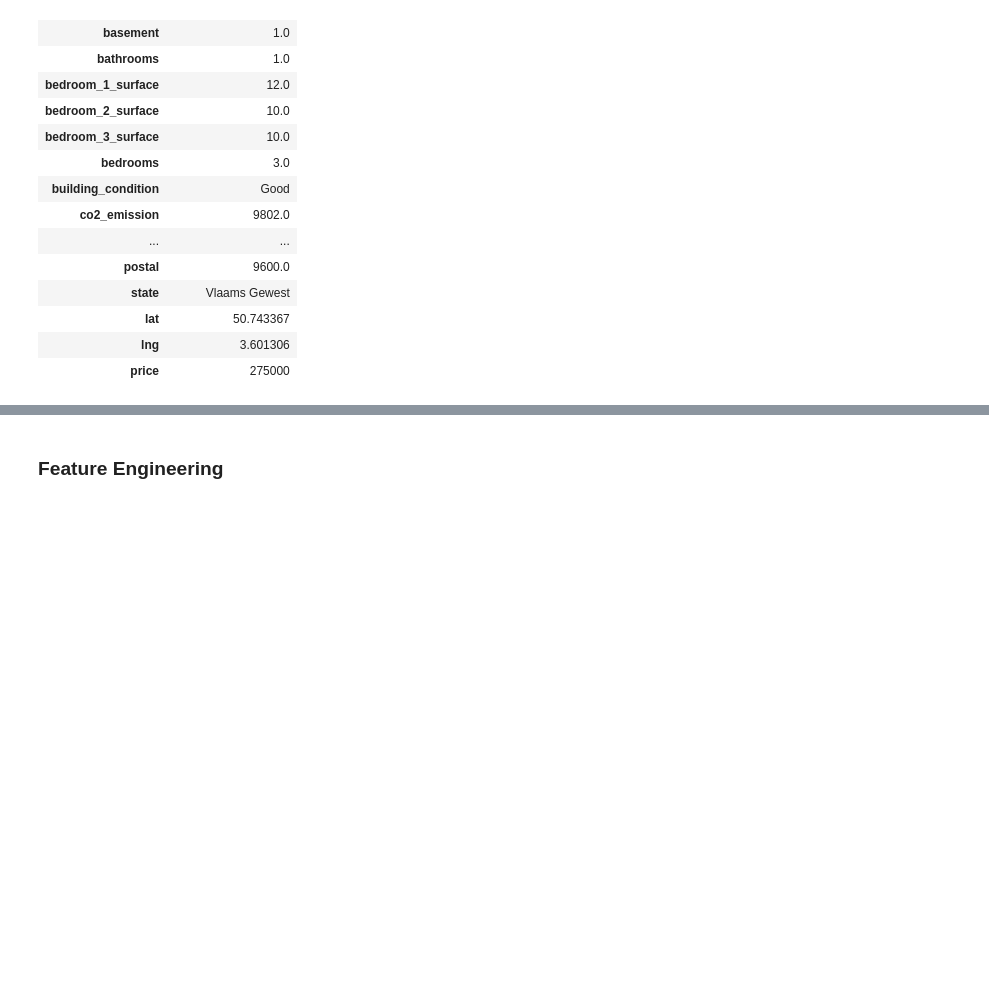
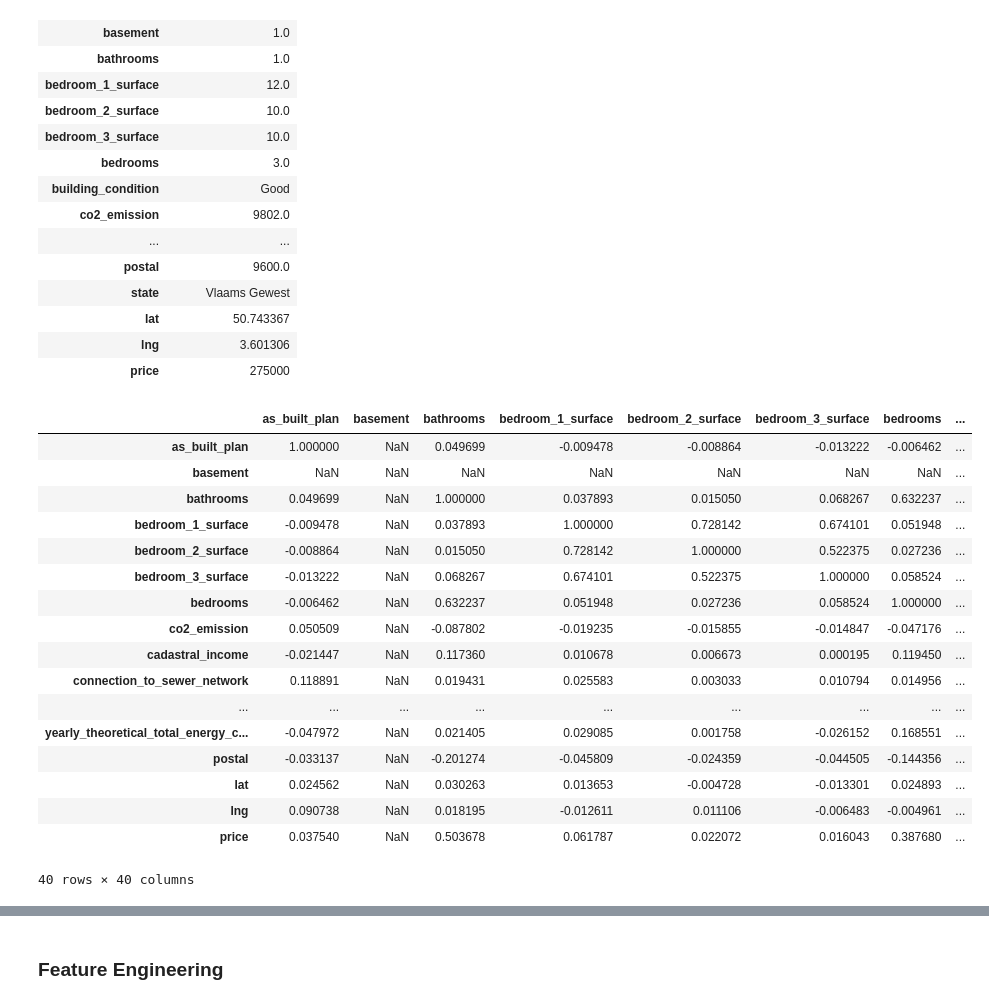
Before and after one commit to wa-le/BE-Properties-Regression, a Jupyter notebook: be_properties.ipynb, the cells around one changed output, grey strips where cells are left out. Saved outputs shown, nothing was run; the diff lists cells and outputs as text; code cells hidden in the pictures; blank space fills up the shorter version.

```diff
--- a/be_properties.ipynb
+++ b/be_properties.ipynb
@@ -234,3 +234,24 @@ housing_df.head(1).T
 | lat | 50.743367 |
 | lng | 3.601306 |
 | price | 275000 |
+# %%
+housing_df.corr()
+# %% [output]
+|  | as_built_plan | basement | bathrooms | bedroom_1_surface | bedroom_2_surface | bedroom_3_surface | bedrooms | ... |
+| as_built_plan | 1.000000 | NaN | 0.049699 | -0.009478 | -0.008864 | -0.013222 | -0.006462 | ... |
+| basement | NaN | NaN | NaN | NaN | NaN | NaN | NaN | ... |
+| bathrooms | 0.049699 | NaN | 1.000000 | 0.037893 | 0.015050 | 0.068267 | 0.632237 | ... |
+| bedroom_1_surface | -0.009478 | NaN | 0.037893 | 1.000000 | 0.728142 | 0.674101 | 0.051948 | ... |
+| bedroom_2_surface | -0.008864 | NaN | 0.015050 | 0.728142 | 1.000000 | 0.522375 | 0.027236 | ... |
+| bedroom_3_surface | -0.013222 | NaN | 0.068267 | 0.674101 | 0.522375 | 1.000000 | 0.058524 | ... |
+| bedrooms | -0.006462 | NaN | 0.632237 | 0.051948 | 0.027236 | 0.058524 | 1.000000 | ... |
+| co2_emission | 0.050509 | NaN | -0.087802 | -0.019235 | -0.015855 | -0.014847 | -0.047176 | ... |
+| cadastral_income | -0.021447 | NaN | 0.117360 | 0.010678 | 0.006673 | 0.000195 | 0.119450 | ... |
+| connection_to_sewer_network | 0.118891 | NaN | 0.019431 | 0.025583 | 0.003033 | 0.010794 | 0.014956 | ... |
+| ... | ... | ... | ... | ... | ... | ... | ... | ... |
+| yearly_theoretical_total_energy_c... | -0.047972 | NaN | 0.021405 | 0.029085 | 0.001758 | -0.026152 | 0.168551 | ... |
+| postal | -0.033137 | NaN | -0.201274 | -0.045809 | -0.024359 | -0.044505 | -0.144356 | ... |
+| lat | 0.024562 | NaN | 0.030263 | 0.013653 | -0.004728 | -0.013301 | 0.024893 | ... |
+| lng | 0.090738 | NaN | 0.018195 | -0.012611 | 0.011106 | -0.006483 | -0.004961 | ... |
+| price | 0.037540 | NaN | 0.503678 | 0.061787 | 0.022072 | 0.016043 | 0.387680 | ... |
+40 rows × 40 columns
```
Also changed, not shown: parts of 38 cells of this notebook.
